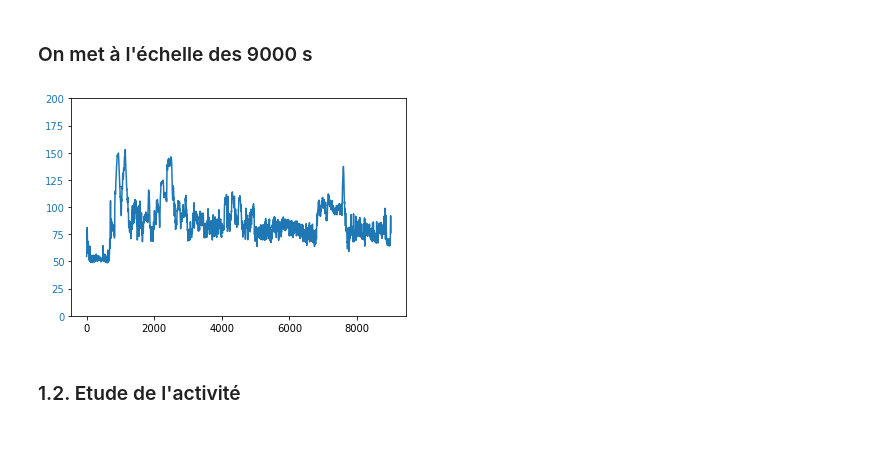
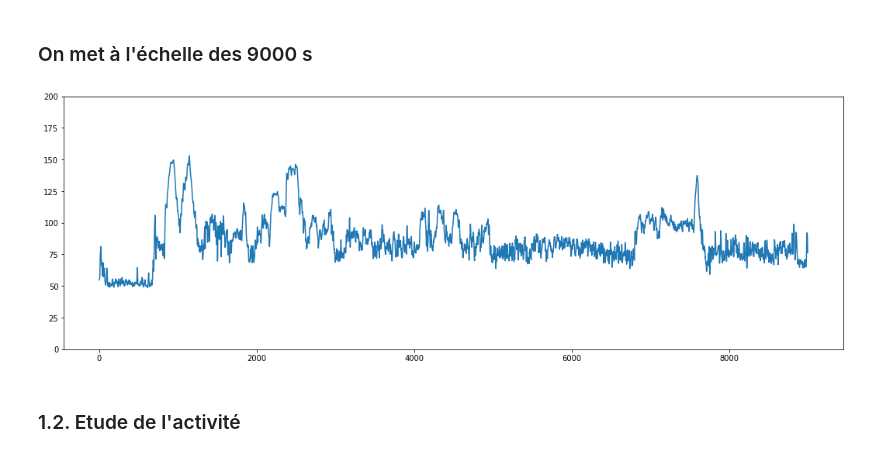
Before and after one commit to EliseCabrerizo/Python2020, a Jupyter notebook: Projet_PPG-CABRERIZO_Elise.ipynb, the cells around one changed output. Saved outputs shown, nothing was run; the diff lists cells and outputs as text; code cells hidden in the pictures.

```diff
--- a/Projet_PPG-CABRERIZO_Elise.ipynb
+++ b/Projet_PPG-CABRERIZO_Elise.ipynb
@@ -90,15 +88,12 @@ Le nombre de battements maximum par minute est : 152.9134108074917
 # %% [markdown]
 ### On met à l'échelle des 9000 s
 # %%
-fig, ax = plt.subplots()
-
-color = 'tab:blue'
-ax.plot(dflabel.index*(9000/len(dflabel)), dflabel, color=color)
-ax.tick_params(axis='y', labelcolor=color)
-ax.set_yticks(range(0,225,25))
+plt.figure(figsize = (18,6))
+plt.plot(dflabel.index*(9000/len(dflabel)), dflabel)
+plt.yticks(range(0,225,25))
 plt.show()
 # %% [output]
-[figure, old version]
+[figure, new version]
 # %% [markdown]
 ### 1.2. Etude de l'activité
 # %%
```
Also changed, not shown: parts of 32 cells of this notebook.
